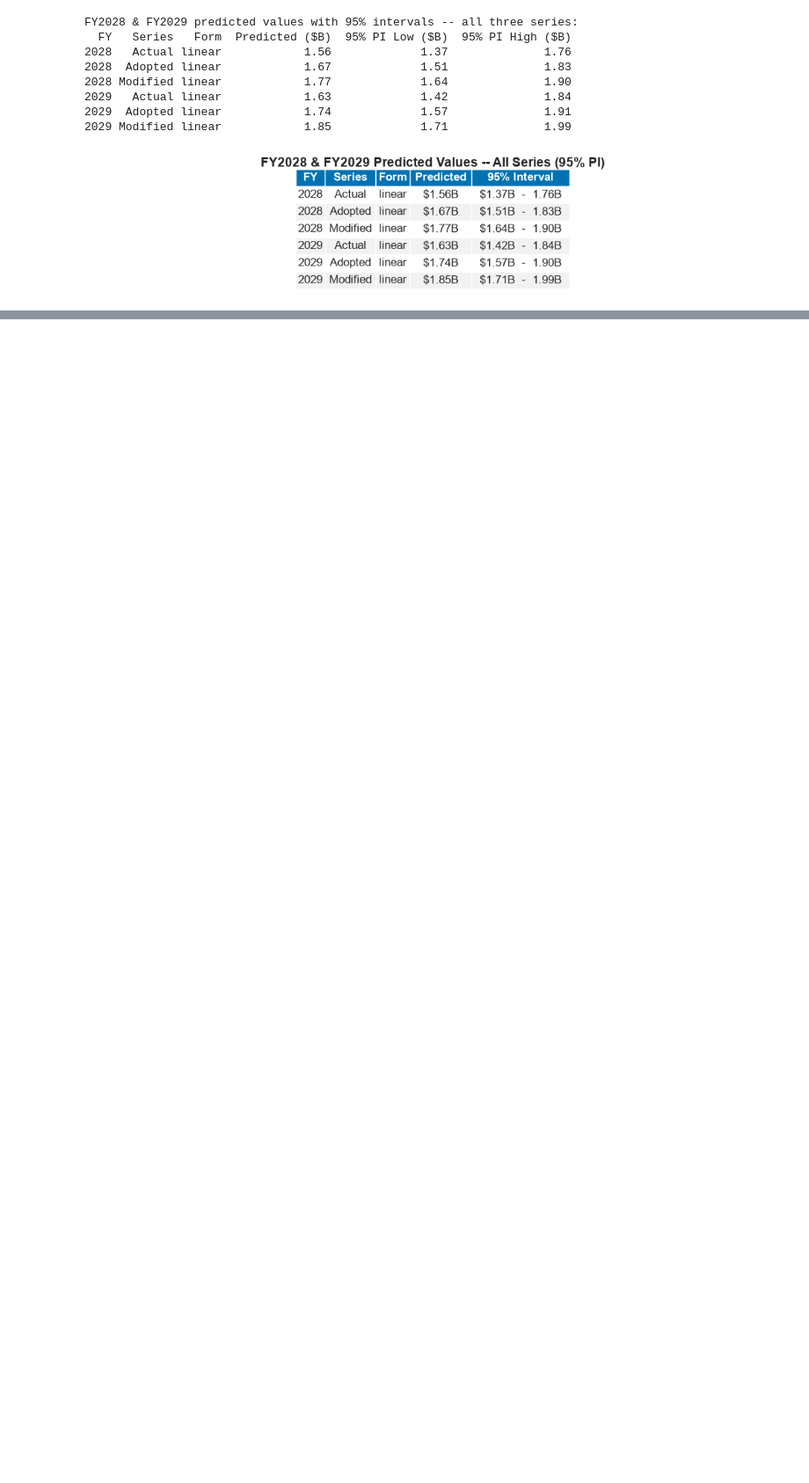
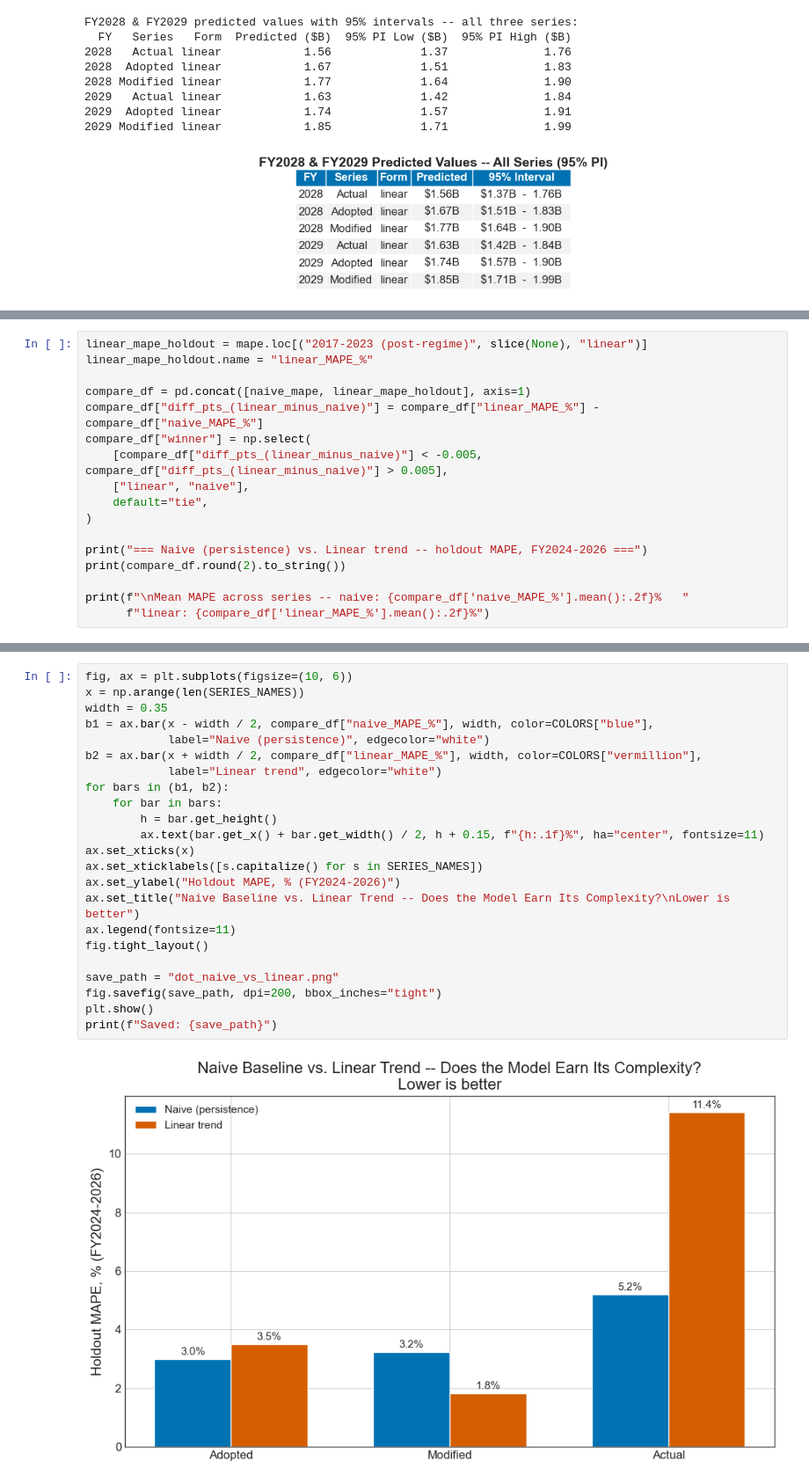
Before and after one commit to lindali-huishan/Budget_Allocation, a Jupyter notebook: DOT/DOT_Full_Analysis_2011_2027.ipynb, the cells around one changed output, grey strips where cells are left out. Shown at 88% size. Saved outputs shown, nothing was run; the diff lists cells and outputs as text; blank space fills up the shorter version.

```diff
--- a/DOT/DOT_Full_Analysis_2011_2027.ipynb
+++ b/DOT/DOT_Full_Analysis_2011_2027.ipynb
@@ -1490,0 +1777,17 @@ FY2028 & FY2029 predicted values with 95% intervals -- all three series:
+# %%
+linear_mape_holdout = mape.loc[("2017-2023 (post-regime)", slice(None), "linear")]
+linear_mape_holdout.name = "linear_MAPE_%"
+
+compare_df = pd.concat([naive_mape, linear_mape_holdout], axis=1)
+compare_df["diff_pts_(linear_minus_naive)"] = compare_df["linear_MAPE_%"] - compare_df["naive_MAPE_%"]
+compare_df["winner"] = np.select(
+    [compare_df["diff_pts_(linear_minus_naive)"] < -0.005, compare_df["diff_pts_(linear_minus_naive)"] > 0.005],
+    ["linear", "naive"],
+    default="tie",
+)
+
+print("=== Naive (persistence) vs. Linear trend -- holdout MAPE, FY2024-2026 ===")
+print(compare_df.round(2).to_string())
+
+print(f"\nMean MAPE across series -- naive: {compare_df['naive_MAPE_%'].mean():.2f}%   "
+      f"linear: {compare_df['linear_MAPE_%'].mean():.2f}%")
@@ -1490,0 +1802,25 @@ FY2028 & FY2029 predicted values with 95% intervals -- all three series:
+# %%
+fig, ax = plt.subplots(figsize=(10, 6))
+x = np.arange(len(SERIES_NAMES))
+width = 0.35
+b1 = ax.bar(x - width / 2, compare_df["naive_MAPE_%"], width, color=COLORS["blue"],
+            label="Naive (persistence)", edgecolor="white")
+b2 = ax.bar(x + width / 2, compare_df["linear_MAPE_%"], width, color=COLORS["vermillion"],
+            label="Linear trend", edgecolor="white")
+for bars in (b1, b2):
+    for bar in bars:
+        h = bar.get_height()
+        ax.text(bar.get_x() + bar.get_width() / 2, h + 0.15, f"{h:.1f}%", ha="center", fontsize=11)
+ax.set_xticks(x)
+ax.set_xticklabels([s.capitalize() for s in SERIES_NAMES])
+ax.set_ylabel("Holdout MAPE, % (FY2024-2026)")
+ax.set_title("Naive Baseline vs. Linear Trend -- Does the Model Earn Its Complexity?\nLower is better")
+ax.legend(fontsize=11)
+fig.tight_layout()
+
+save_path = "dot_naive_vs_linear.png"
+fig.savefig(save_path, dpi=200, bbox_inches="tight")
+plt.show()
+print(f"Saved: {save_path}")
+# %% [output]
+[figure, added]
```
Also changed, not shown: parts of 26 cells of this notebook, 3 other files.
